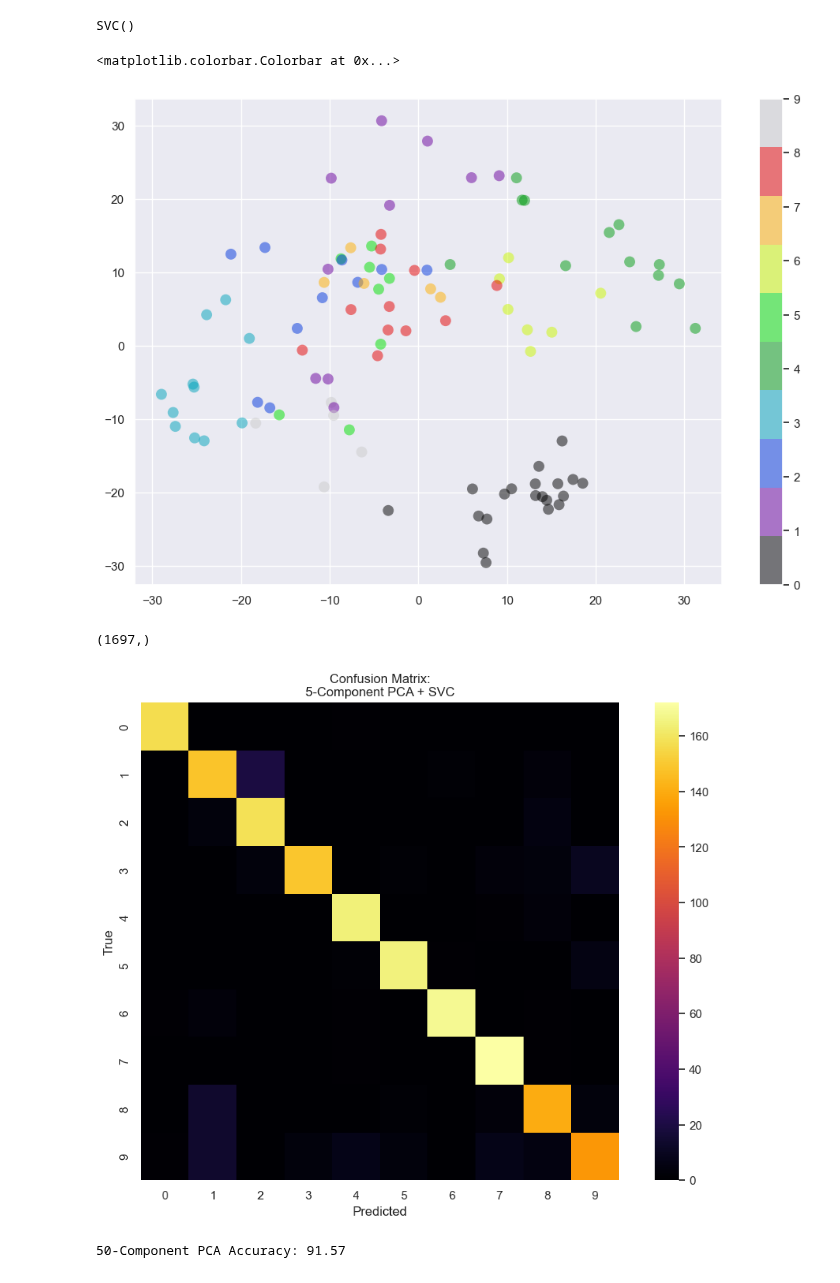
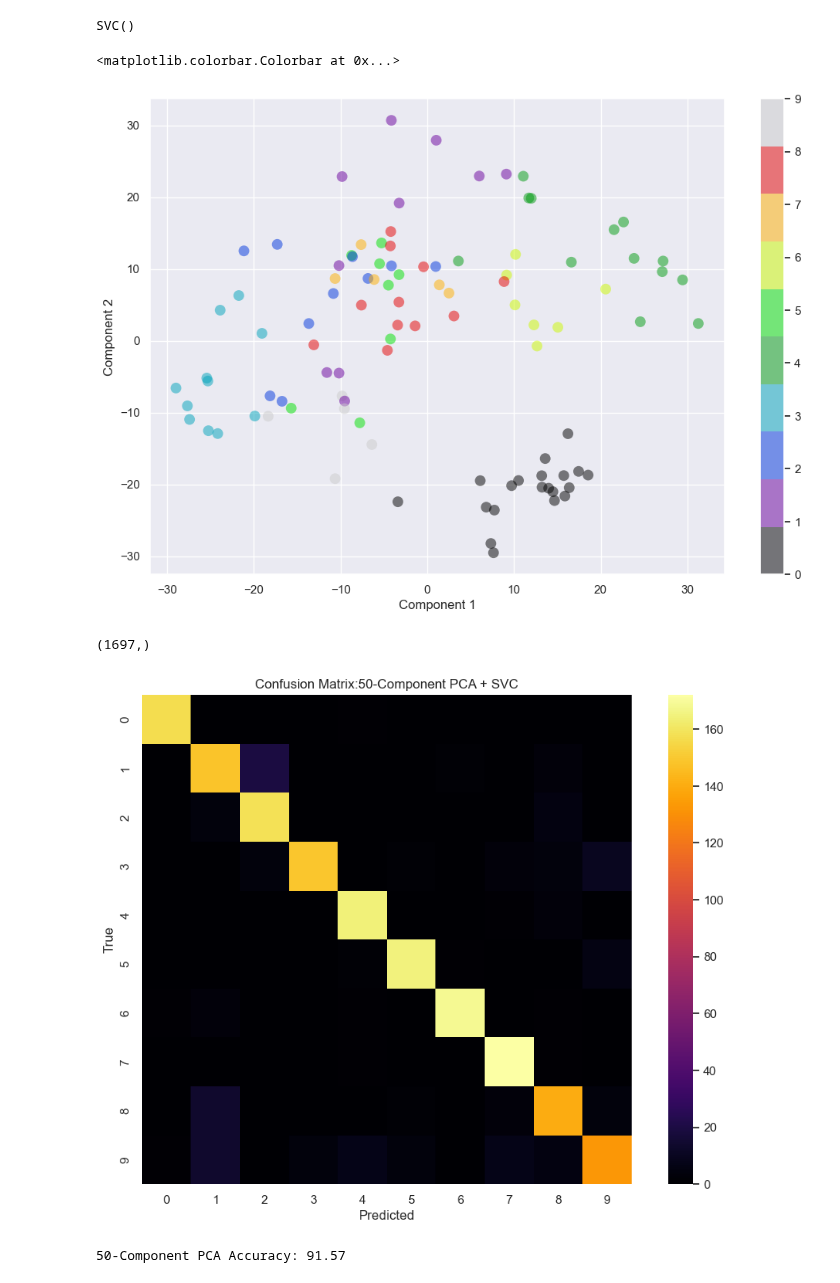
Before and after one commit to thaynecurrie/phys7903_fall2026, a Jupyter notebook: ScientificPythonNotes/NumPy/Python_NumPy_part9.ipynb, the cells around one changed output. Drawn from its saved outputs; the diff is of its cells as text; code cells hidden in the pictures.

```diff
--- a/ScientificPythonNotes/NumPy/Python_NumPy_part9.ipynb
+++ b/ScientificPythonNotes/NumPy/Python_NumPy_part9.ipynb
@@ -431,15 +436,18 @@ SVC()
 # %%
 #now plot the scatter of stuff
 
 plt.scatter(X_red[:,0], X_red[:,1],
 #plt.scatter(X_red[:,1], X_red[:,4],
              c=ytrain, edgecolor='none', alpha=0.5, s=100,
              cmap=plt.cm.get_cmap('nipy_spectral', 10))
 
+plt.xlabel('Component 1')
+plt.ylabel('Component 2')
+
 plt.colorbar()
 # %% [output]
 <matplotlib.colorbar.Colorbar at 0x...>
-[figure, old version]
+[figure, new version]
 # %%
 # Now see how good it is:
 # Use the PCA to fit the validation data,
@@ -459,12 +467,13 @@ from sklearn.metrics import confusion_matrix
 
 pca_cm = confusion_matrix(y_validation,yhat_validation)
 sns.heatmap(pca_cm, square=True, cmap='inferno')
-plt.title('Confusion Matrix:\n5-Component PCA + SVC')
+plt.title('Confusion Matrix:{0:d}-Component PCA + SVC'.format(npca))
+#plt.title('Confusion Matrix:\n50-Component PCA + SVC')
 plt.ylabel('True')
 plt.xlabel('Predicted')
 plt.show()
 # %% [output]
-[figure, old version]
+[figure, new version]
 # %%
 total = pca_cm.sum(axis=None)
 correct = pca_cm.diagonal().sum()
```
Also changed, not shown: parts of 16 cells of this notebook.
